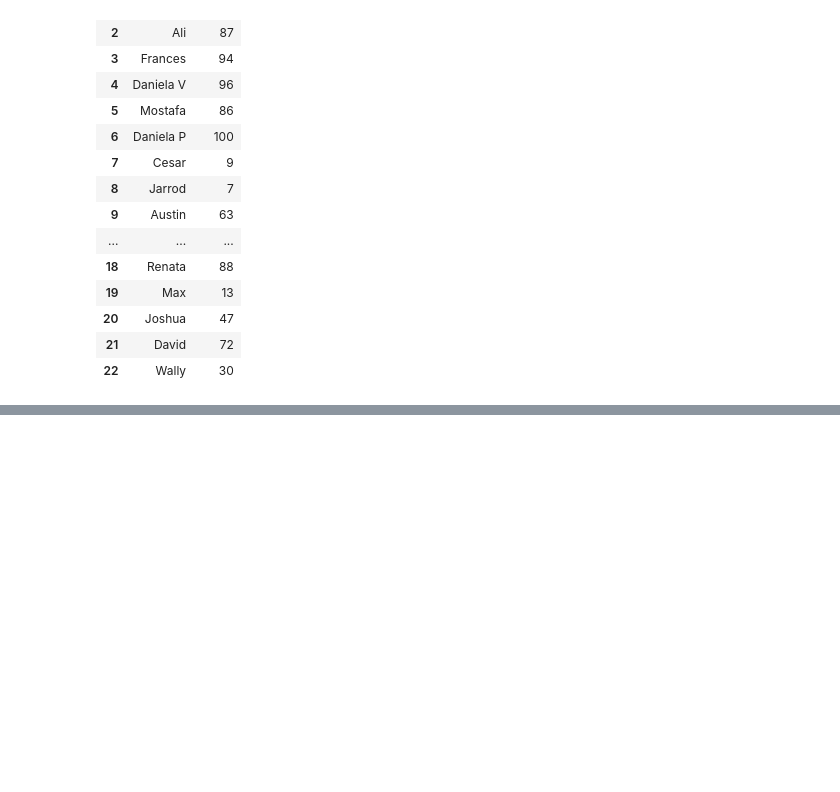
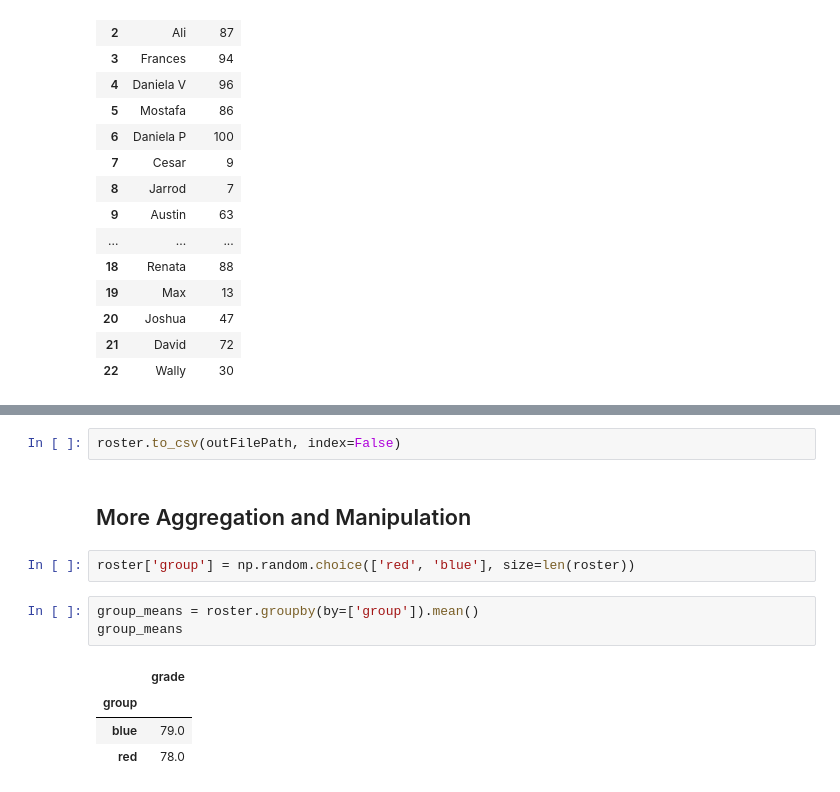
Before and after one commit to seidelj/python-course, a Jupyter notebook: week6/pandas_intro.ipynb, the cells around one changed output, grey strips where cells are left out. Drawn from its saved outputs; the diff is of its cells as text; blank space fills up the shorter version.

```diff
--- a/week6/pandas_intro.ipynb
+++ b/week6/pandas_intro.ipynb
@@ -134,0 +180,14 @@ roster
+# %%
+roster.to_csv(outFilePath, index=False)
+# %% [markdown]
+## More Aggregation and Manipulation
+# %%
+roster['group'] = np.random.choice(['red', 'blue'], size=len(roster))
+# %%
+group_means = roster.groupby(by=['group']).mean()
+group_means
+# %% [output]
+|  | grade |
+| group |  |
+| blue | 79.0 |
+| red | 78.0 |
```
Also changed, not shown: parts of 16 cells of this notebook, 1 other file.
